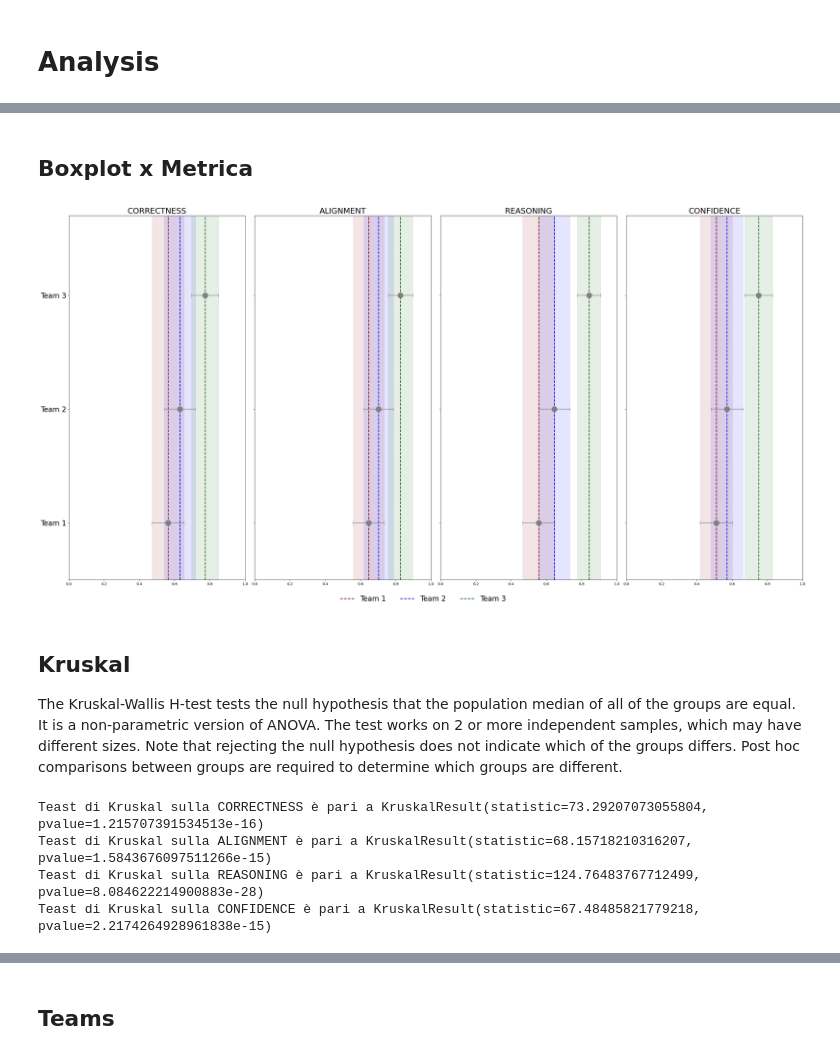
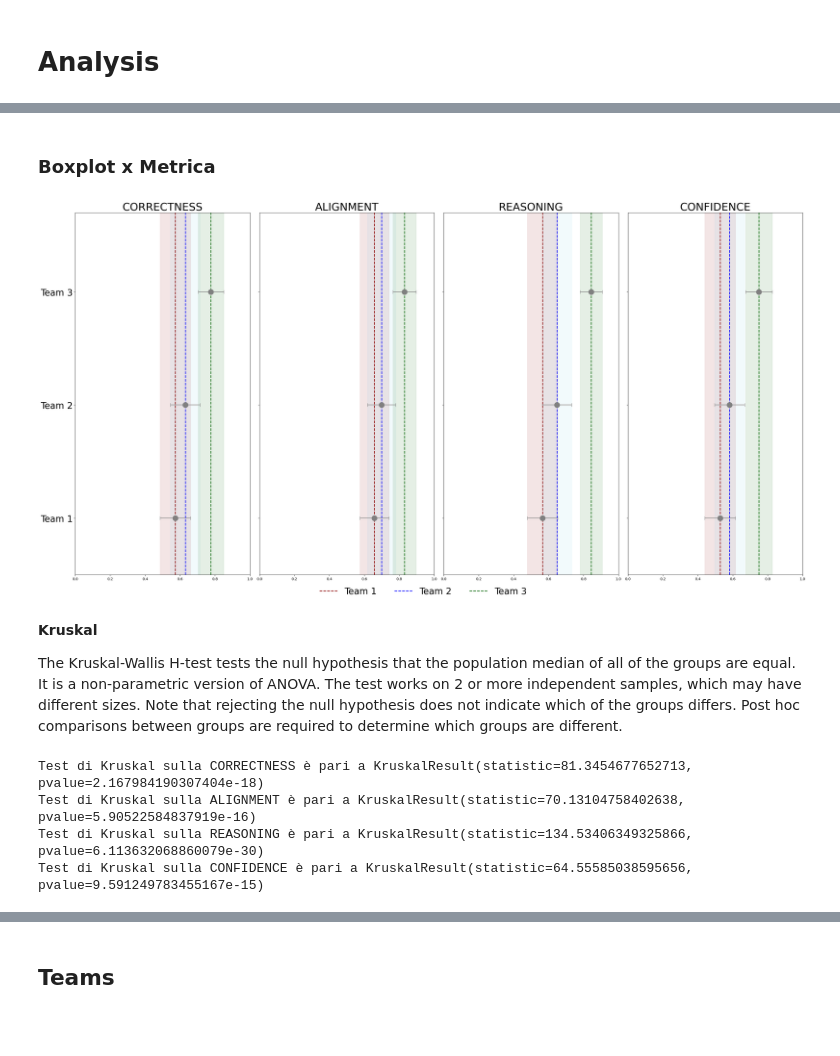
Before and after one commit to G1oLo/Causaltool, a Jupyter notebook: Results.ipynb, the cells around one changed output, grey strips where cells are left out. Cells and saved outputs as stored; diff of their text form; code cells hidden in the pictures; blank space fills up the shorter version.

```diff
--- a/Results.ipynb
+++ b/Results.ipynb
@@ -9,6 +10,9 @@ import matplotlib.pyplot as plt
 # %%
 data = pl.read_excel("results1.xlsx")
 data2 = pl.read_excel("results2.xlsx")
+# %%
+data = pl.read_excel("results_25.xlsx")
+data2 = pl.read_excel("results_25bis.xlsx")
 # %%
 data.columns
 # %% [output]
@@ -193,0 +261,6 @@ shape: (23, 66)
+# %%
+for i in metrics:
+    x1 = MM[f'{i}_T1']
+    x2 = MM[f'{i}_T2']
+    x3 = MM[f'{i}_T1']
+    print(f'Test di Kruskal sulla {i} è pari a {kruskal(x1, x2, x3)}')
@@ -237,3 +458,11 @@ s_metriche= s_metriche.with_columns(
 s_metriche= s_metriche.with_columns(
     x_metriche["TASK"]
 )
+# %%
+
+for i, me in enumerate(metrics):
+    for t in range(1,4):
+        mean = round(s_metriche.filter(pl.col('TEAM') == t)[me].mean(),3)
+        n =  s_metriche.filter(pl.col('TEAM') == t).shape[0]
+        add = 1.96 * np.sqrt(mean*(1-mean)/n)
+        print('Team',t,'Metrica', me, 'media', mean, 'add', round(add,2))
@@ -239,0 +482,11 @@ s_metriche= s_metriche.with_columns(
+# %%
+for i, ta in enumerate(tasks): #per ogni task
+
+    for t in range(1,4):  #per ogni team
+        num = 0
+        for me in metrics:
+            task = i+1
+            a = round(s_metriche.filter((pl.col('TASK') == task) & (pl.col('TEAM') == t))[me].mean(),3)
+            num = num + a
+        mean = round(num,3)/4
+        print('Team',t,'Task', ta, 'media', mean)
@@ -240,9 +509,8 @@ s_metriche= s_metriche.with_columns(
 # %% [markdown]
-## Boxplot x Metrica
+### Boxplot x Metrica
 # %%
 #boxplot x categoria
-teams = ['Team 1', 'Team 2', 'Team 3']
-metrics = ['CORRECTNESS', 'ALIGNMENT', 'REASONING', 'CONFIDENCE']
+
 y2 = np.linspace(-0.7,5.5, 100)
 
 fig, axes = plt.subplots(1, 4, figsize=(30, 15), sharey=True)
@@ -279,53 +547,52 @@ for i, me in enumerate(metrics):
     b11 = points[1] - errors[1][0][0]
     b22 = errors[1][1][0] + points[1]
 
     b111 = points[2] - errors[2][0][0]
     b222 = errors[2][1][0] + points[2]
 
     axes[i].axvline(points[0], linewidth=2, color='darkred', linestyle = '--', label = 'Team 1')
     axes[i].axvline(points[1], linewidth=2, color='blue', linestyle = '--', label = 'Team 2')
     axes[i].axvline(points[2], linewidth=2, color='darkgreen', linestyle = '--', label = 'Team 3')
     #axes[i].axvline(metriche_h[i], linewidth=3, color='pink', linestyle = '--', label = 'Human')
     axes[i].set_xlim([0,1])
     axes[i].set_ylim([-0.5,2.7])
     axes[i].fill_betweenx(y2, b1 , b2 , color ='darkred',  alpha=0.1 )
     axes[i].fill_betweenx(y2, b11 , b22, color ='skyblue',  alpha=0.1 )
     axes[i].fill_betweenx(y2, b111 , b222, color ='darkgreen',  alpha=0.1 )
     axes[i].set_yticks(teams)
-    axes[i].set_yticklabels(teams, fontsize= 20)
+    axes[i].set_yticklabels(teams, fontsize= 25)
 
-    axes[i].set_title(f"{metrics[i]}", fontsize=22)
+    axes[i].set_title(f"{metrics[i]}", fontsize=30)
         #axes[i].tick_params(axis='x', rotation=45, labelsize=20)
         #axes[i].tick_params(axis='y', labelsize=22)
 
 fig.legend(
     labels = ['Team 1', 'Team 2', 'Team 3'],
     loc='lower center',
     ncol=3,
-    fontsize=20,
+    fontsize=25,
     framealpha=0.,
     bbox_to_anchor=(0.5, -0.05)
 )
 plt.tight_layout()
-plt.savefig('Boxplot_metriche.png')
+plt.savefig('Boxplot_metriche.png',bbox_inches="tight")
 plt.show()
 # %% [output]
-[figure, old version]
+[figure, new version]
 # %% [markdown]
-## Kruskal
+**Kruskal**
 
 The Kruskal-Wallis H-test tests the null hypothesis that the population median of all of the groups are equal. It is a non-parametric version of ANOVA. The test works on 2 or more independent samples, which may have different sizes. Note that rejecting the null hypothesis does not indicate which of the groups differs. Post hoc comparisons between groups are required to determine which groups are different.
 # %%
 # Kruscal
-from scipy.stats import kruskal, wilcoxon
 
 for i in metrics:
     x1 = s_metriche.filter(pl.col('TEAM') == 1)[f'{i}']
     x2 = s_metriche.filter(pl.col('TEAM') == 2)[f'{i}']
     x3 = s_metriche.filter(pl.col('TEAM') == 3)[f'{i}']
-    print(f'Teast di Kruskal sulla {i} è pari a {kruskal(x1, x2, x3)}')
+    print(f'Test di Kruskal sulla {i} è pari a {kruskal(x1, x2, x3)}')
 # %% [output]
-Teast di Kruskal sulla CORRECTNESS è pari a KruskalResult(statistic=73.29207073055804, pvalue=1.215707391534513e-16)
-Teast di Kruskal sulla ALIGNMENT è pari a KruskalResult(statistic=68.15718210316207, pvalue=1.5843676097511266e-15)
-Teast di Kruskal sulla REASONING è pari a KruskalResult(statistic=124.76483767712499, pvalue=8.084622214900883e-28)
-Teast di Kruskal sulla CONFIDENCE è pari a KruskalResult(statistic=67.48485821779218, pvalue=2.2174264928961838e-15)
+Test di Kruskal sulla CORRECTNESS è pari a KruskalResult(statistic=81.3454677652713, pvalue=2.167984190307404e-18)
+Test di Kruskal sulla ALIGNMENT è pari a KruskalResult(statistic=70.13104758402638, pvalue=5.90522584837919e-16)
+Test di Kruskal sulla REASONING è pari a KruskalResult(statistic=134.53406349325866, pvalue=6.113632068860079e-30)
+Test di Kruskal sulla CONFIDENCE è pari a KruskalResult(statistic=64.55585038595656, pvalue=9.591249783455167e-15)
```
Also changed, not shown: parts of 28 cells of this notebook, 5 other files.
